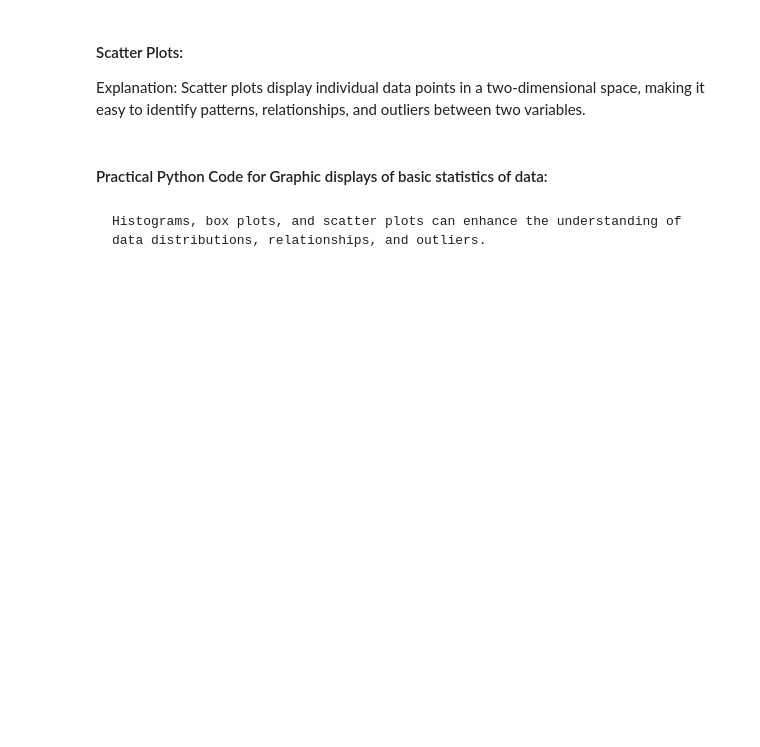
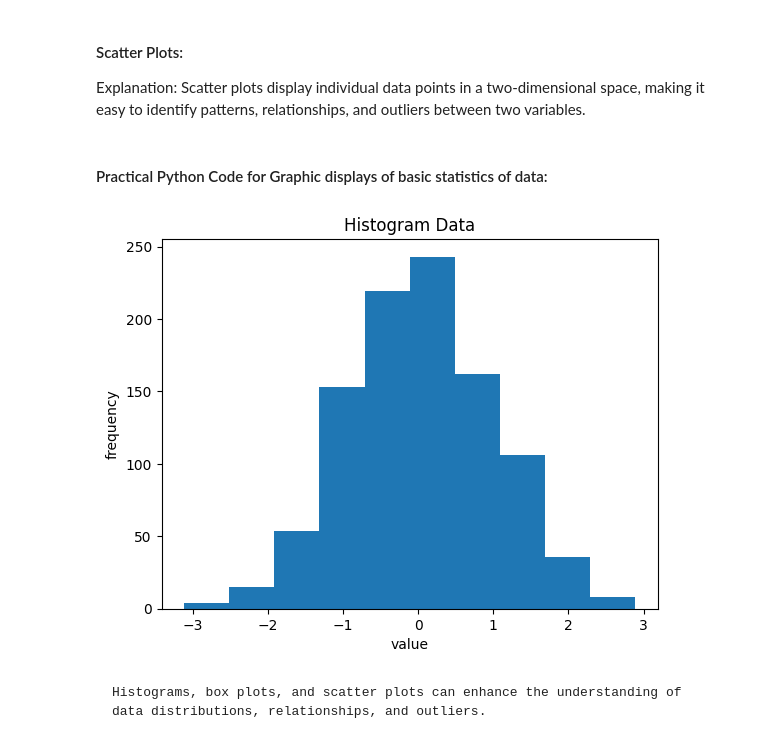
Before and after one commit to WayanRadit29/College_Data_Mining, a Jupyter notebook: Praktikum1/1 - Eksplorasi Data.ipynb, the cells around one changed output. Cells and saved outputs as stored; diff of their text form; code cells hidden in the pictures; blank space fills up the shorter version.

```diff
--- a/Praktikum1/1 - Eksplorasi Data.ipynb
+++ b/Praktikum1/1 - Eksplorasi Data.ipynb
@@ -340,13 +442,20 @@ Explanation: Scatter plots display individual data points in a two-dimensional s
 # %%
 # Histogram
 
 import matplotlib.pyplot as plt
 import numpy as np
 
 # Example dataset
 data = np.random.randn(1000)  # Replace with your own dataset
 
 # Create a histogram
+plt.hist(data)
+plt.title("Histogram Data")
+plt.xlabel("value")
+plt.ylabel("frequency")
+plt.show()
+# %% [output]
+[figure, added]
 # %%
 # Box Plot
 
```
Also changed, not shown: parts of 19 cells of this notebook.
